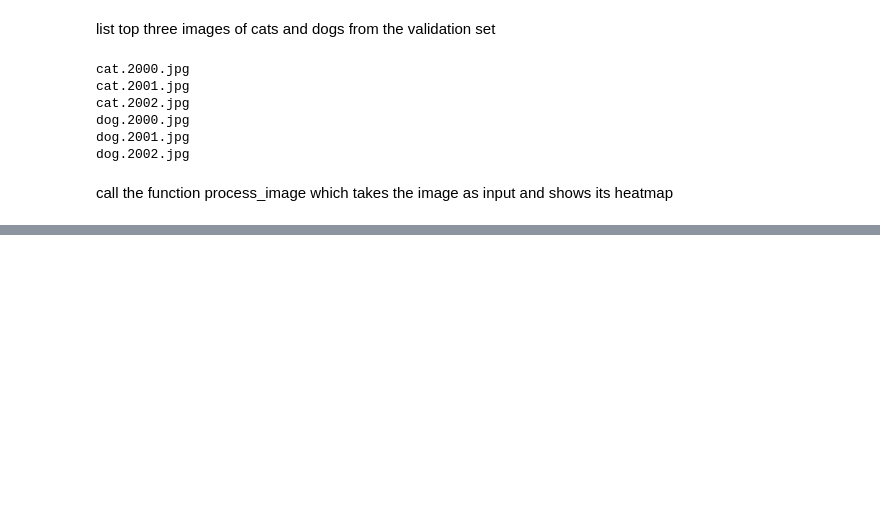
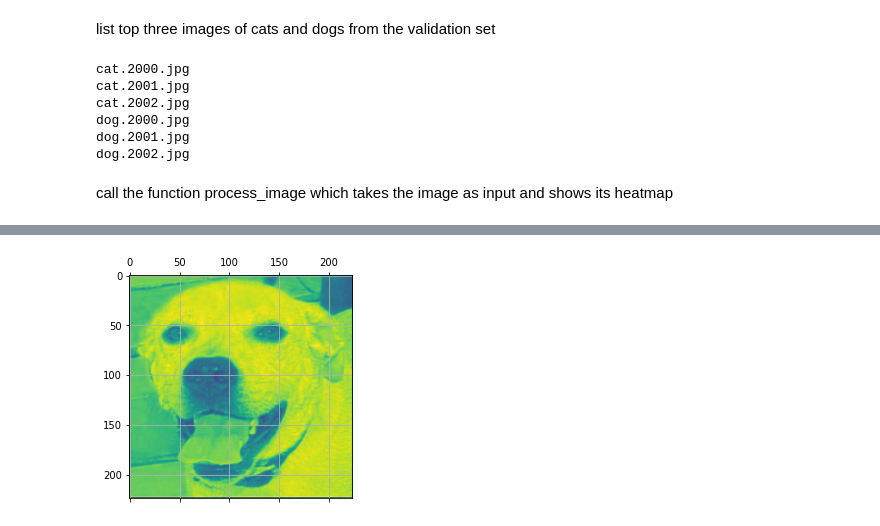
Before and after one commit to mahera02/machine_learning, a Jupyter notebook: HW3/HW3_pretrained_convnet_finetuning.ipynb, the cells around one changed output, grey strips where cells are left out. Saved outputs shown, nothing was run; the diff lists cells and outputs as text; code cells hidden in the pictures; blank space fills up the shorter version.

```diff
--- a/HW3/HW3_pretrained_convnet_finetuning.ipynb
+++ b/HW3/HW3_pretrained_convnet_finetuning.ipynb
@@ -508,0 +520,8 @@ process_image('/tmp/cats_and_dogs_filtered/validation/cats/cat.2001.jpg')
+# %%
+second_layer_activation = activations[1]
+
+plt.matshow(second_layer_activation[0, :, :, 4], cmap='viridis')
+plt.grid(None)
+plt.show()
+# %% [output]
+[figure, added]
```
Also changed, not shown: parts of 43 cells of this notebook.
